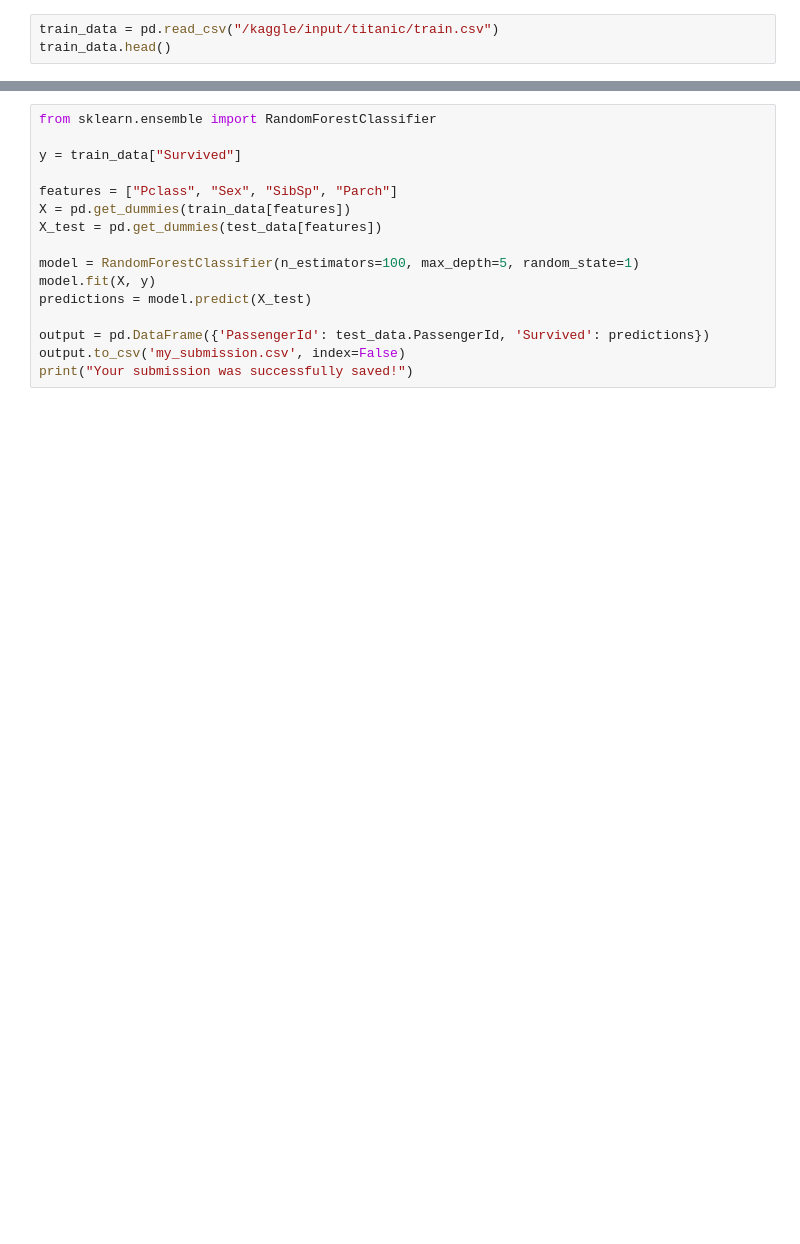
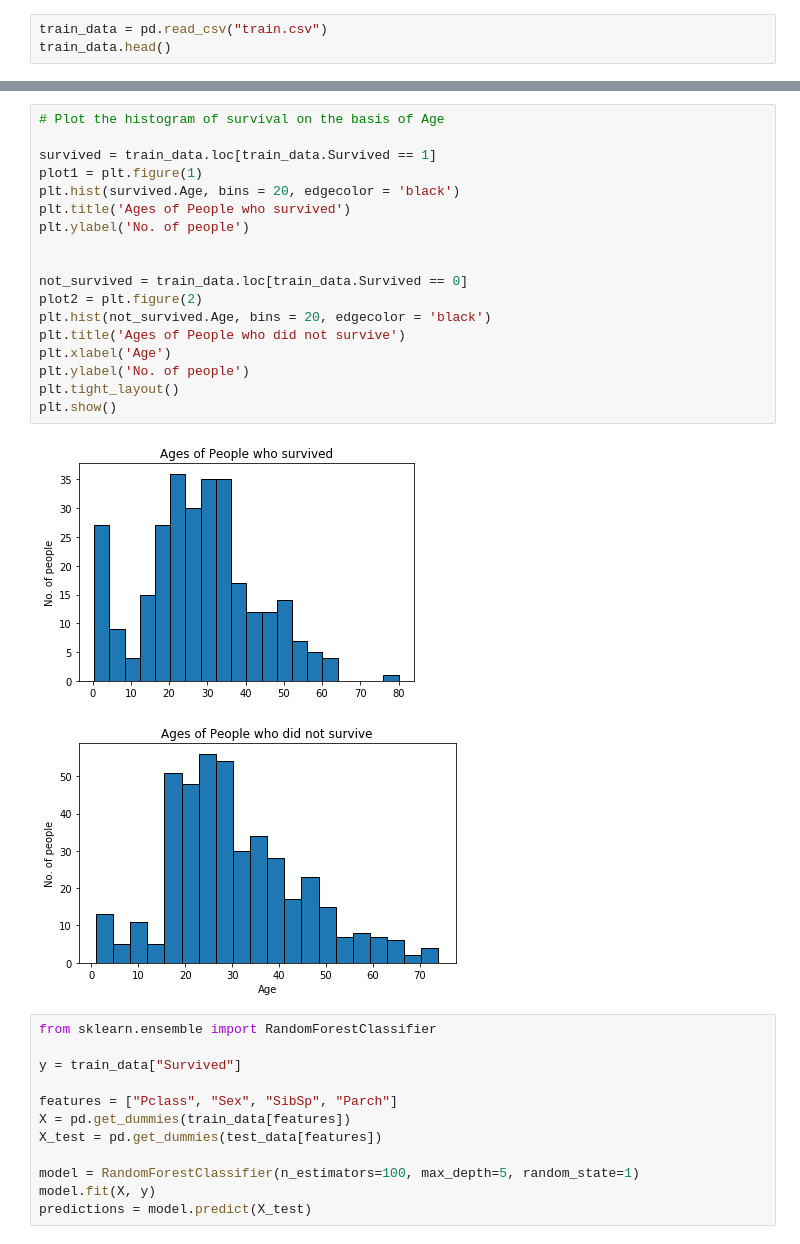
Before and after one commit to vishaal-ranjan/Titanic-Dataset-Model, a Jupyter notebook: titanic_model.ipynb, the cells around one changed output, grey strips where cells are left out. Cells and saved outputs as stored; diff of their text form; blank space fills up the shorter version.

```diff
--- a/titanic_model.ipynb
+++ b/titanic_model.ipynb
@@ -18,3 +7,3 @@ for dirname, _, filenames in os.walk('/kaggle/input'):
 # %%
-train_data = pd.read_csv("/kaggle/input/titanic/train.csv")
+train_data = pd.read_csv("train.csv")
 train_data.head()
@@ -34,3 +125,24 @@ print("% of men who survived:", rate_men)
+# %%
+# Plot the histogram of survival on the basis of Age
+
+survived = train_data.loc[train_data.Survived == 1]
+plot1 = plt.figure(1)
+plt.hist(survived.Age, bins = 20, edgecolor = 'black')
+plt.title('Ages of People who survived')
+plt.ylabel('No. of people')
+
+
+not_survived = train_data.loc[train_data.Survived == 0]
+plot2 = plt.figure(2)
+plt.hist(not_survived.Age, bins = 20, edgecolor = 'black')
+plt.title('Ages of People who did not survive')
+plt.xlabel('Age')
+plt.ylabel('No. of people')
+plt.tight_layout()
+plt.show()
+# %% [output]
+[figure, added]
+[figure, added]
 # %%
 from sklearn.ensemble import RandomForestClassifier
 
@@ -43,7 +155,3 @@ X_test = pd.get_dummies(test_data[features])
 model = RandomForestClassifier(n_estimators=100, max_depth=5, random_state=1)
 model.fit(X, y)
 predictions = model.predict(X_test)
-
-output = pd.DataFrame({'PassengerId': test_data.PassengerId, 'Survived': predictions})
-output.to_csv('my_submission.csv', index=False)
-print("Your submission was successfully saved!")
```
Also changed, not shown: parts of 18 cells of this notebook.
